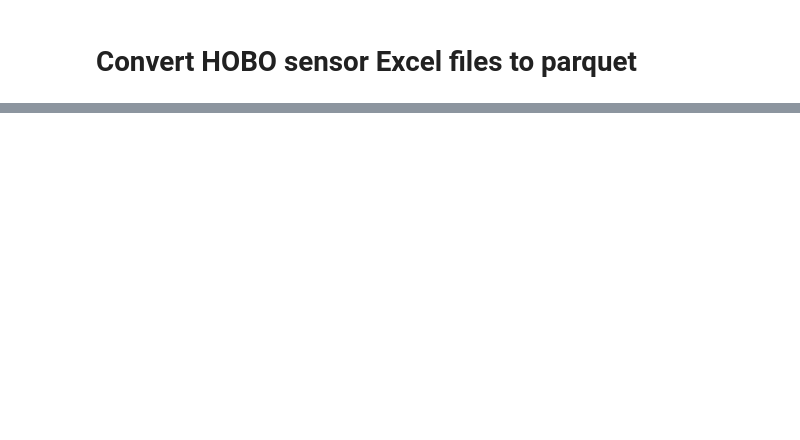
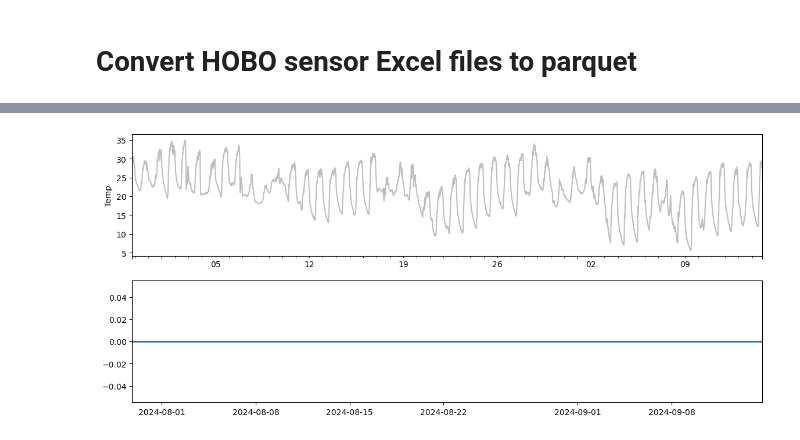
Before and after one commit to mrahnis/nb-sensors, a Jupyter notebook: convert-hobo-xlsx-to-parquet.ipynb, the cells around one changed output, grey strips where cells are left out. Drawn from its saved outputs; the diff is of its cells as text; code cells hidden in the pictures; blank space fills up the shorter version.

```diff
--- a/convert-hobo-xlsx-to-parquet.ipynb
+++ b/convert-hobo-xlsx-to-parquet.ipynb
@@ -19,5 +37,5 @@ dstdir = 'data/dst'
 # %%
-def read_hobo(fn, srcdir='.'):
+def read_hobo(fn, srcdir='.', to_freq='15min'):
 
     df = pd.read_excel(f'{srcdir}/{fn}', parse_dates=True, date_format='%Y-%m-%d %H:%M:%S', names=['DateTimeEDT','Temp'])
 
@@ -26,19 +44,23 @@ def read_hobo(fn, srcdir='.'):
 
     df.set_index(df['DateTimeEDT'], inplace=True)
     df.index.rename('DateTime', inplace=True)
-    df = df.asfreq(freq='15min')
-    # df = df.resample('15min').first()
+
+    in_freq = pd.infer_freq(df.index)
+    df = df.resample('1min').first().interpolate().resample(to_freq).asfreq()
+
+    # df = df.resample(freq) # shifts time to nearest left in freq
+    # df = df.resample(freq, label='right').first() # shift time to nearest right in freq
+    # df = df.resample(freq, label='left').first()
 
     # update the index to UTC
     df.index = df.index.tz_convert(pytz.utc)
 
     return df
 # %%
-import os
+for file in hobo_files:
+    df = read_hobo(file, srcdir=srcdir, to_freq='10min')
+    basename = os.path.splitext(file)[0].replace('EDT', 'UTC')
+    print(f'Writing: {basename}')
 
-for file in hobo_files:
-    df = read_hobo(file, srcdir=srcdir)
-    basename = os.path.splitext(file)[0].replace('EDT', 'UTC')
-    print(basename)
     df.to_parquet(f'{dstdir}/{basename}.parquet', index=True)
 # %% [output]
@@ -52,0 +82,28 @@ df.index
+# %%
+col = 'Temp'
+
+fig, ax = plt.subplots(2,1)
+fig.set_size_inches(14,6)
+
+start = df.first_valid_index()
+stop = df.last_valid_index()
+print(start, stop)
+
+df[start:stop][col].plot(ax=ax[0], color='gray', alpha=0.5)
+
+# add some nodata marks
+dfmask = pd.isnull(df[start:stop][col])
+
+ax[1].plot(dfmask.index, dfmask.mask(dfmask == False),
+         color='tab:red', marker='.', markersize=1.2,
+         label='nodata')
+
+ax[1].plot(dfmask.index, dfmask.mask(dfmask == True),
+         color='tab:blue', marker='.', markersize=1.2,
+         label='data')
+
+ax[1].set_xlim(start, stop)
+
+ax[0].set_ylabel(f'{col}')
+plt.show()
+# %% [output]
@@ -52,0 +111 @@ df.index
+[figure, added]
```
Also changed, not shown: parts of 6 cells of this notebook, 3 other files.
